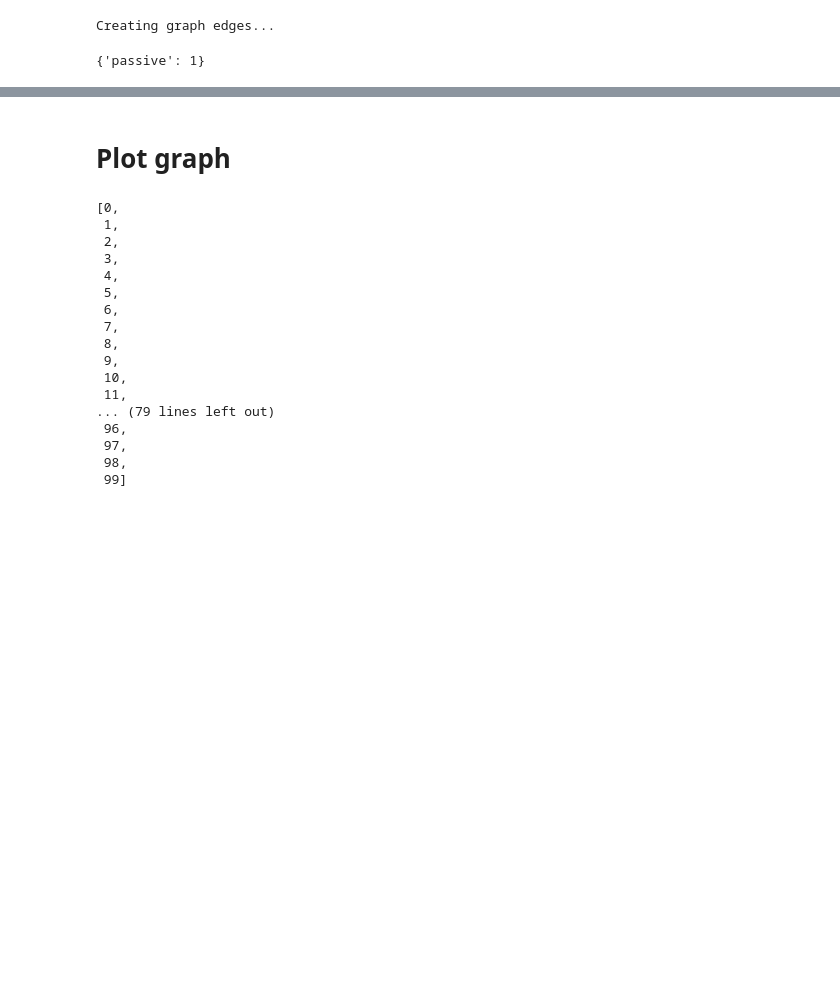
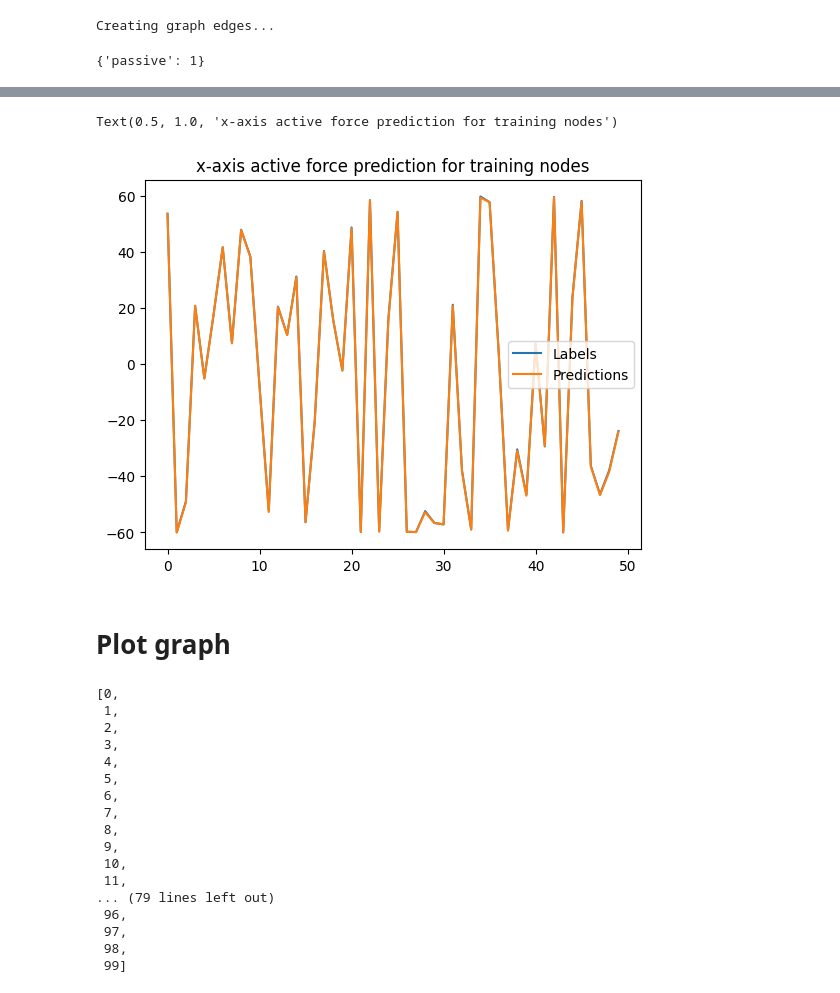
Before and after one commit to Phistian/exjobb, a Jupyter notebook: miguel/training/clean_training_3.ipynb, the cells around one changed output, grey strips where cells are left out. Saved outputs shown, nothing was run; the diff lists cells and outputs as text; code cells hidden in the pictures; blank space fills up the shorter version.

```diff
--- a/miguel/training/clean_training_3.ipynb
+++ b/miguel/training/clean_training_3.ipynb
@@ -725,3 +779,14 @@ Text(0.5, 1.0, 'x-axis active force prediction for validation nodes')
+# %%
+
+plt.plot(solutions[:50, 0])
+plt.plot(output[:50,0])
+plt.legend(["Labels", "Predictions"])
+plt.plot()
+plt.title("x-axis active force prediction for training nodes")
+#plt.plot(output[:,1]*5)
+# %% [output]
+Text(0.5, 1.0, 'x-axis active force prediction for training nodes')
+[figure, added]
 # %% [markdown]
 # Plot graph
 # %%
```
Also changed, not shown: parts of 17 cells of this notebook.
